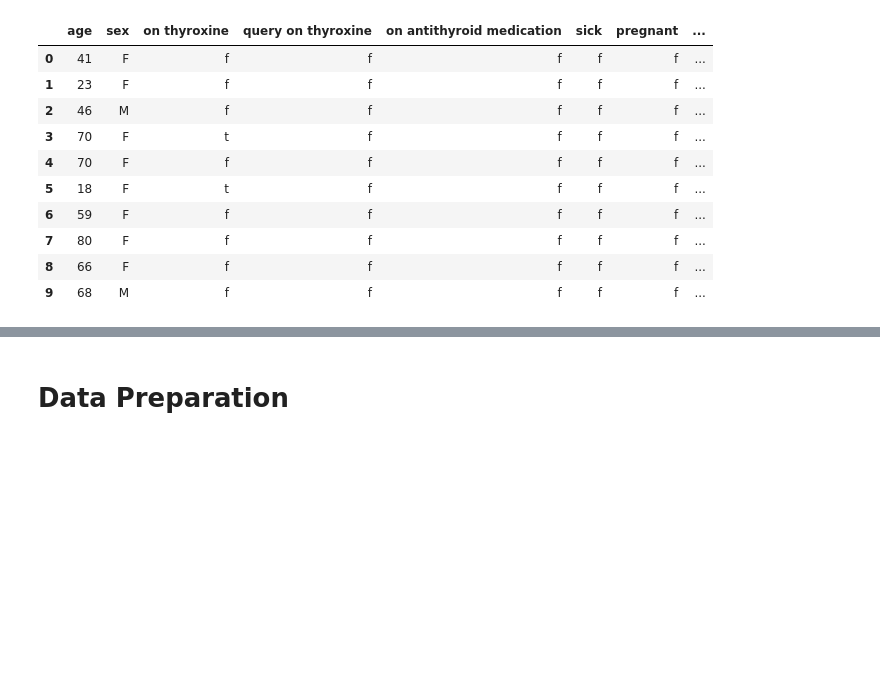
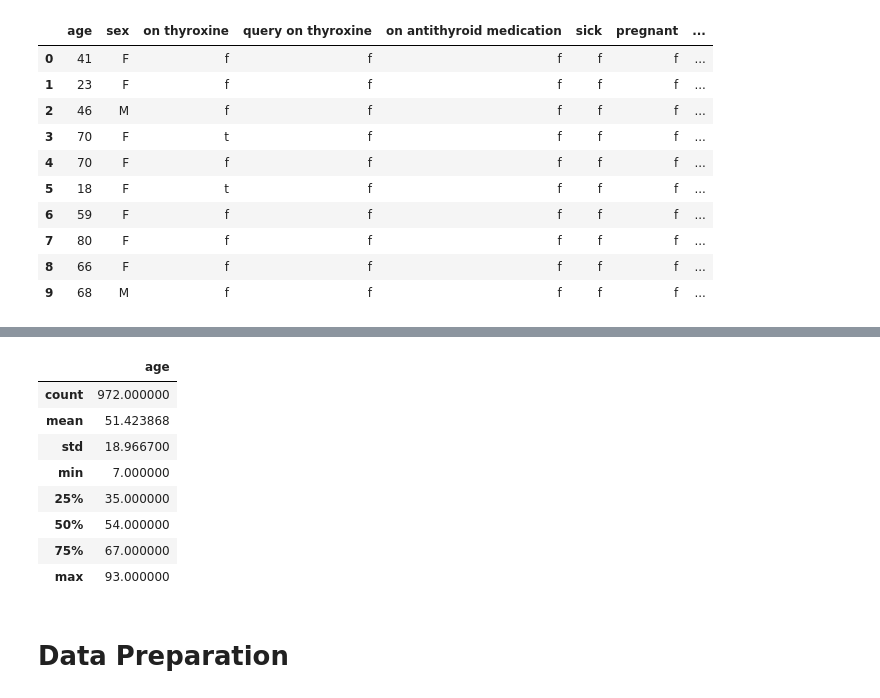
Before and after one commit to makfordead/idm-data-project, a Jupyter notebook: code.ipynb, the cells around one changed output, grey strips where cells are left out. Saved outputs shown, nothing was run; the diff lists cells and outputs as text; code cells hidden in the pictures; blank space fills up the shorter version.

```diff
--- a/code.ipynb
+++ b/code.ipynb
@@ -82,3 +79,15 @@ df.head(10)
+# %%
+test.describe()
+# %% [output]
+|  | age |
+| count | 972.000000 |
+| mean | 51.423868 |
+| std | 18.966700 |
+| min | 7.000000 |
+| 25% | 35.000000 |
+| 50% | 54.000000 |
+| 75% | 67.000000 |
+| max | 93.000000 |
 # %% [markdown]
 # Data Preparation
 # %%
```
Also changed, not shown: parts of 60 cells of this notebook.
